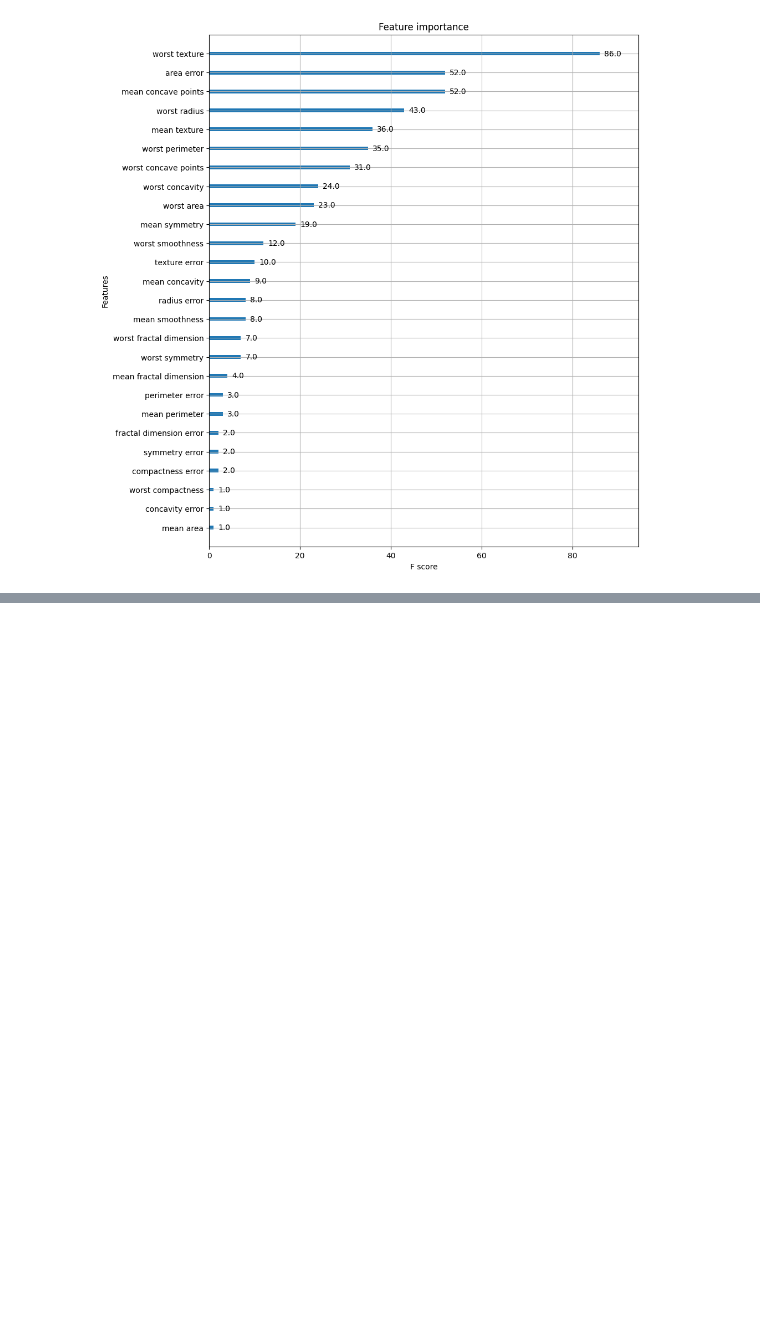
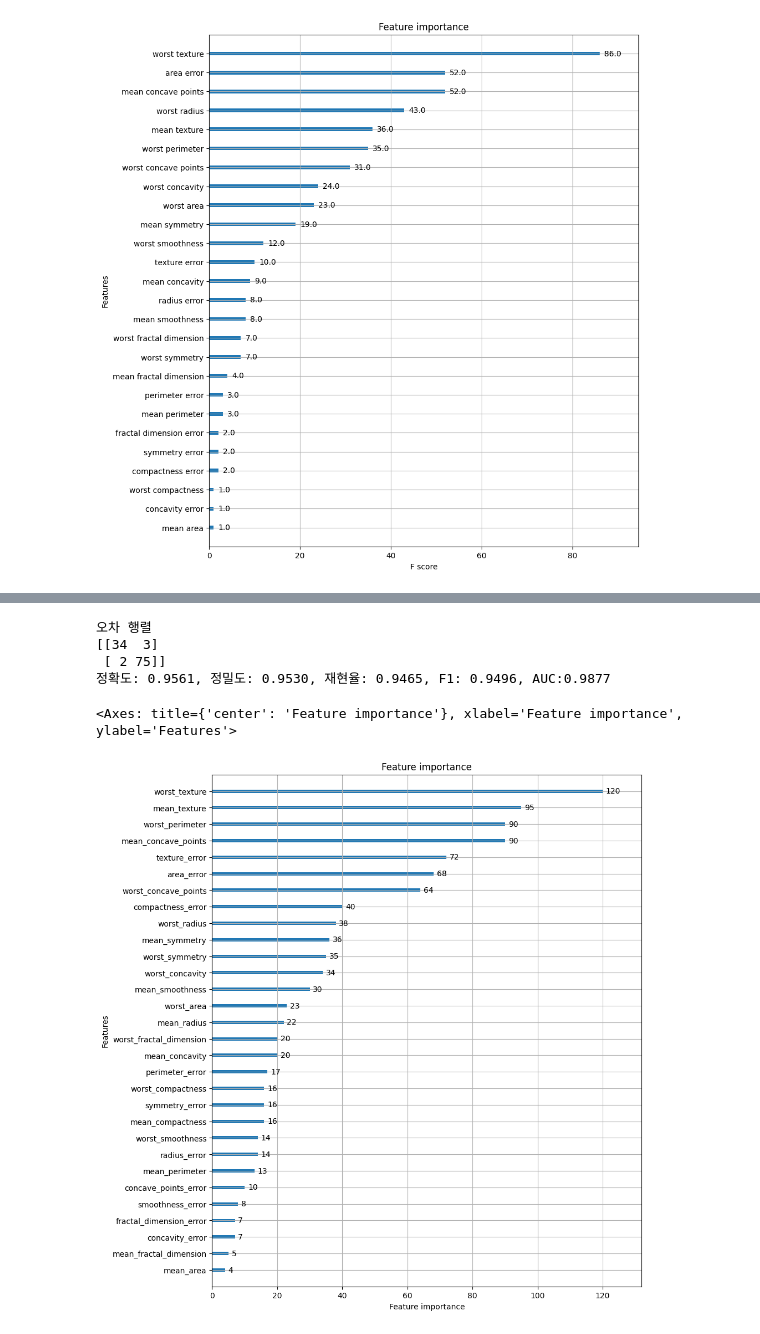
Before and after one commit to suhyeon03/study_ML_, a Jupyter notebook: _classification_practice.ipynb, the cells around one changed output, grey strips where cells are left out. Drawn from its saved outputs; the diff is of its cells as text; code cells hidden in the pictures; blank space fills up the shorter version.

```diff
--- a/_classification_practice.ipynb
+++ b/_classification_practice.ipynb
@@ -897,0 +912,17 @@ plot_importance(xgb_wrapper, ax=ax)
+# %%
+# LightGBM의 파이썬 패키지인 lightgbm에서 LGBMClassifier 임포트
+from lightgbm import LGBMClassifier
+
+import pandas as pd
+import numpy as np
+from sklearn.datasets import load_breast_cancer
+from sklearn.model_selection import train_test_split
+import warnings
+warnings.filterwarnings('ignore')
+
+dataset = load_breast_cancer()
+
+cancer_df = pd.DataFrame(data=dataset.data, columns=dataset.feature_names)
+cancer_df['target']= dataset.target
+
+cancer_df.head()
@@ -897,0 +936,20 @@ plot_importance(xgb_wrapper, ax=ax)
+# %%
+X_features = cancer_df.iloc[:, :-1]
+y_label = cancer_df.iloc[:, -1]
+
+# 전체 데이터 중 80%는 학습용 데이터, 20%는 테스트용 데이터 추출
+X_train, X_test, y_train, y_test=train_test_split(X_features, y_label,
+                                         test_size=0.2, random_state=156 )
+
+# 위에서 만든 X_train, y_train을 다시 쪼개서 90%는 학습과 10%는 검증용 데이터로 분리
+X_tr, X_val, y_tr, y_val= train_test_split(X_train, y_train,
+                                         test_size=0.1, random_state=156 )
+
+# 앞서 XGBoost와 동일하게 n_estimators는 400 설정.
+lgbm_wrapper = LGBMClassifier(n_estimators=400,learning_rate=0.05,early_stopping_rounds=50)
+
+# LightGBM도 XGBoost와 동일하게 조기 중단 수행 가능.
+evals = [(X_tr, y_tr), (X_val, y_val)]
+lgbm_wrapper.fit(X_tr, y_tr, eval_set=evals) # verbose=True인자를 받지않음
+preds = lgbm_wrapper.predict(X_test)
+pred_proba = lgbm_wrapper.predict_proba(X_test)[:, 1]
@@ -897,0 +974,17 @@ plot_importance(xgb_wrapper, ax=ax)
+# %%
+get_clf_eval(y_test, preds, pred_proba)
+# %% [output]
+오차 행렬
+[[34  3]
+ [ 2 75]]
+정확도: 0.9561, 정밀도: 0.9530, 재현율: 0.9465, F1: 0.9496, AUC:0.9877
+# %%
+import matplotlib.pyplot as plt
+from lightgbm import plot_importance
+%matplotlib inline
+
+fig, ax = plt.subplots(figsize=(10, 12))
+plot_importance(lgbm_wrapper, ax=ax)
+# %% [output]
+<Axes: title={'center': 'Feature importance'}, xlabel='Feature importance', ylabel='Features'>
+[figure, added]
```
Also changed, not shown: parts of 5 cells of this notebook.
